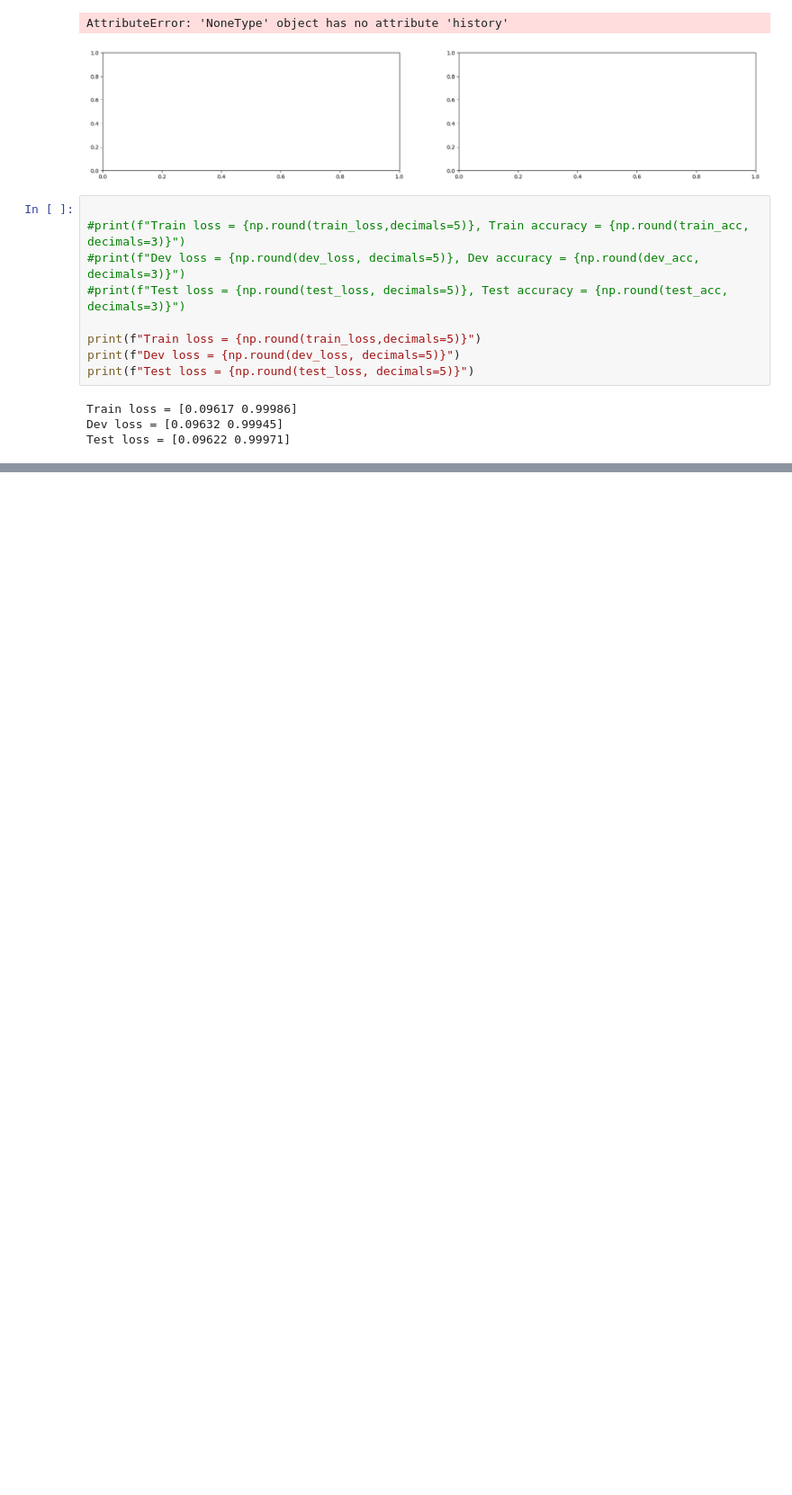
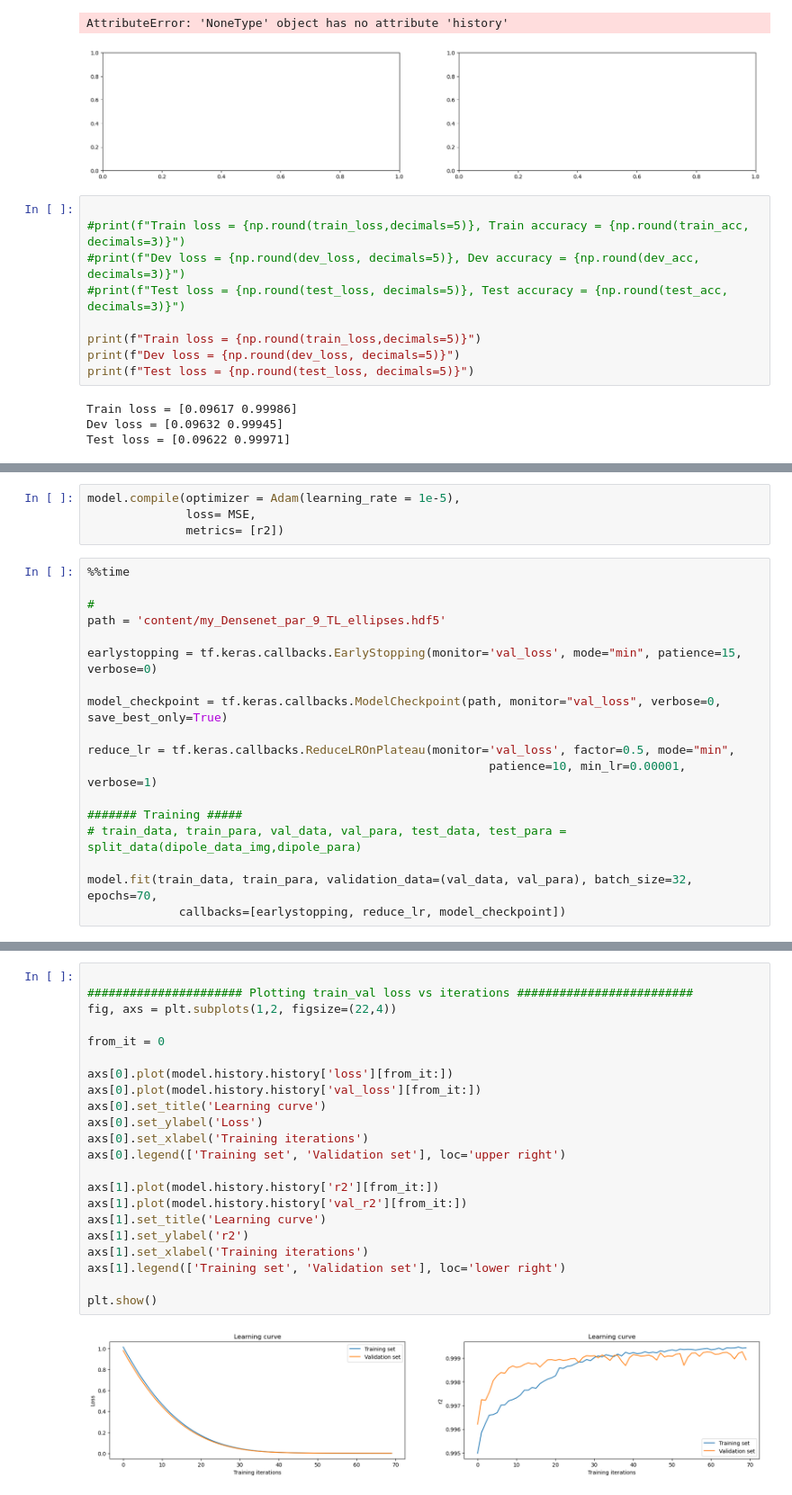
Before and after one commit to jia80H/my_Magnetic_methods-master, a Jupyter notebook: 01train.ipynb, the cells around one changed output, grey strips where cells are left out. Shown at 90% size. Saved outputs shown, nothing was run; the diff lists cells and outputs as text; blank space fills up the shorter version.

```diff
--- a/01train.ipynb
+++ b/01train.ipynb
@@ -293,0 +413,22 @@ Test loss = [0.09622 0.99971]
+# %%
+model.compile(optimizer = Adam(learning_rate = 1e-5),
+              loss= MSE,
+              metrics= [r2])
+# %%
+%%time
+
+#
+path = 'content/my_Densenet_par_9_TL_ellipses.hdf5'
+
+earlystopping = tf.keras.callbacks.EarlyStopping(monitor='val_loss', mode="min", patience=15, verbose=0)
+
+model_checkpoint = tf.keras.callbacks.ModelCheckpoint(path, monitor="val_loss", verbose=0, save_best_only=True)
+
+reduce_lr = tf.keras.callbacks.ReduceLROnPlateau(monitor='val_loss', factor=0.5, mode="min",
+                                                         patience=10, min_lr=0.00001, verbose=1)
+
+####### Training #####
+# train_data, train_para, val_data, val_para, test_data, test_para = split_data(dipole_data_img,dipole_para)
+
+model.fit(train_data, train_para, validation_data=(val_data, val_para), batch_size=32, epochs=70,
+             callbacks=[earlystopping, reduce_lr, model_checkpoint])
@@ -293,0 +486,24 @@ Test loss = [0.09622 0.99971]
+# %%
+
+###################### Plotting train_val loss vs iterations #########################
+fig, axs = plt.subplots(1,2, figsize=(22,4))
+
+from_it = 0
+
+axs[0].plot(model.history.history['loss'][from_it:])
+axs[0].plot(model.history.history['val_loss'][from_it:])
+axs[0].set_title('Learning curve')
+axs[0].set_ylabel('Loss')
+axs[0].set_xlabel('Training iterations')
+axs[0].legend(['Training set', 'Validation set'], loc='upper right')
+
+axs[1].plot(model.history.history['r2'][from_it:])
+axs[1].plot(model.history.history['val_r2'][from_it:])
+axs[1].set_title('Learning curve')
+axs[1].set_ylabel('r2')
+axs[1].set_xlabel('Training iterations')
+axs[1].legend(['Training set', 'Validation set'], loc='lower right')
+
+plt.show()
+# %% [output]
+[figure, added]
```
Also changed, not shown: parts of 12 cells of this notebook.
